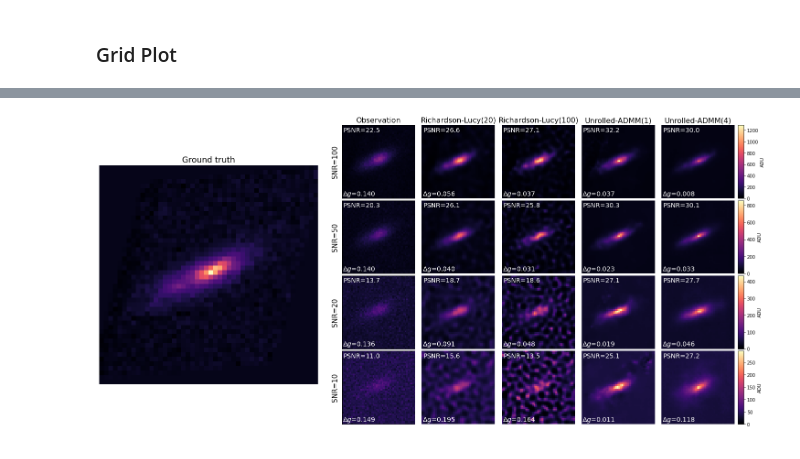
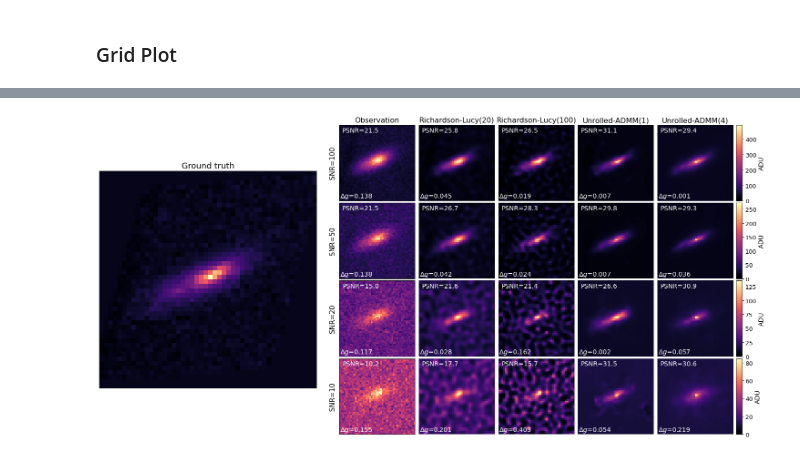
Before and after one commit to Lukeli0425/Galaxy-Deconv, a Jupyter notebook: grid_plot.ipynb, the cells around one changed output, grey strips where cells are left out. Saved outputs shown, nothing was run; the diff lists cells and outputs as text; code cells hidden in the pictures.

Commit message:
update grid plot

```diff
--- a/grid_plot.ipynb
+++ b/grid_plot.ipynb
@@ -128,15 +128,14 @@ for idx, n_iters in enumerate(iter_list):
     model = Richard_Lucy(n_iters=n_iters)
     model.to(device)
     model.eval()
-    for (obs,_,_), gal_flux in zip(obs_list, gal_flux_list):
+    for (obs,_,_), gal_flux, obs_ori in zip(obs_list, gal_flux_list, obs_ori_list):
         output = model(obs.unsqueeze(dim=0).unsqueeze(dim=0).to(device), psf.unsqueeze(dim=0).unsqueeze(dim=0).to(device))
         rec = output.squeeze(dim=0).squeeze(dim=0).cpu().numpy()
         rec_shear = estimate_shear(rec,psf_delta)[2]
         rec_psnr = PSNR(rec,gt)
-        # rec -= rec.min()
         rec = np.where(rec>0,rec,0)
-        rec_img = rec/rec.sum() * (gal_flux + sky_level*(pixel_scale**2)*(fov_pixels**2))
-        # rec_img = rec/rec.sum() * gal_flux #+ sky_level*(pixel_scale**2)
+        # rec_img = rec/rec.sum() * (gal_flux + sky_level*(pixel_scale**2)*(fov_pixels**2))
+        rec_img = rec/rec.max()*obs_ori.numpy().max()
         rec_RL[idx].append((rec_img, rec_shear, rec_psnr))
 # %% [markdown]
 ### Unrolled ADMM
@@ -152,7 +151,7 @@ for idx, (n_iters, model_file) in enumerate(zip(iter_list, model_files)):
     model.load_state_dict(torch.load(model_file, map_location=torch.device(device)))
     print(f'Successfully loaded in {model_file}.')
 
-    for (obs,_,_), gal_flux in zip(obs_list, gal_flux_list):
+    for (obs,_,_), gal_flux, obs_ori in zip(obs_list, gal_flux_list, obs_ori_list):
         alpha = obs.ravel().mean()/0.33
         alpha = torch.Tensor(alpha.float()).view(1,1,1,1)
 
@@ -160,10 +159,9 @@ for idx, (n_iters, model_file) in enumerate(zip(iter_list, model_files)):
         rec = (output.cpu() * alpha.cpu()).squeeze(dim=0).squeeze(dim=0).detach().numpy()
         rec_shear = estimate_shear(rec,psf_delta)[2]
         rec_psnr = PSNR(rec,gt)
-        # rec -= rec.min()
         rec = np.where(rec>0,rec,0)
-        rec_img = rec/rec.sum() * (gal_flux + sky_level*(pixel_scale**2)*(fov_pixels**2))
-        # rec_img = rec/rec.sum() * gal_flux #+ sky_level*(pixel_scale**2)
+        # rec_img = rec/rec.sum() * (gal_flux + sky_level*(pixel_scale**2)*(fov_pixels**2))
+        rec_img = rec/rec.max()*obs_ori.numpy().max()
         rec_admm[idx].append((rec_img, rec_shear, rec_psnr))
 # %% [output]
 Successfully loaded in saved_models/Poisson_PnP_1iters_LSST23.5_50epochs.pth.
@@ -171,7 +169,7 @@ Successfully loaded in saved_models/Poisson_PnP_4iters_LSST23.5_50epochs.pth.
 # %% [markdown]
 ### Grid Plot
 # %%
-fig = plt.figure(figsize=(25,12), facecolor='white')
+fig = plt.figure(figsize=(25,12.5), facecolor='white')
 ax = plt.gca()
 gs = gridspec.GridSpec(8, 32)
 cmap = 'magma'
@@ -184,10 +182,13 @@ plt.title('Ground truth', fontsize=18)
 
 for idx, (snr, obs, obs_ori, gt_shear, rec_RL_20, rec_RL_100, rec_1, rec_4) in enumerate(zip(snr_list, obs_list, obs_ori_list, gt_shear_list, rec_RL[0], rec_RL[1], rec_admm[0], rec_admm[1])):
     vmax = np.max([obs_ori.max(), rec_RL_20[0].max(), rec_RL_100[0].max(), rec_1[0].max(), rec_4[0].max()])
+    vmin = np.max([obs_ori.min(), rec_RL_20[0].min(), rec_RL_100[0].min(), rec_1[0].min(), rec_4[0].min()])
     print([obs_ori.max(), rec_RL_20[0].max(), rec_RL_100[0].max(), rec_1[0].max(), rec_4[0].max()])
+    print([obs_ori.min(), rec_RL_20[0].min(), rec_RL_100[0].min(), rec_1[0].min(), rec_4[0].min()])
     print([obs_ori.sum(), rec_RL_20[0].sum(), rec_RL_100[0].sum(), rec_1[0].sum(), rec_4[0].sum()])
     print(vmax)
     norm = matplotlib.colors.Normalize(vmax=vmax, vmin=0)
+
 
     ax2 = plt.subplot(gs[2*idx:2*idx+2,12:16])
     plt.subplots_adjust(wspace=0.06, hspace=0.06)
@@ -195,25 +196,11 @@ for idx, (snr, obs, obs_ori, gt_shear, rec_RL_20, rec_RL_100, rec_1, rec_4) in e
     plt.title("PSNR={:.1f}".format(obs[2]),x=0.525,y=0.87,loc='right', fontsize=14, color='white')
     plt.title("$\Delta g$={:.3f}".format(abs(obs[1]-gt_shear)),x=0.01,y=0,loc='left', fontsize=14, color='white')
     plt.ylabel("SNR={:.0f}".format(snr), fontsize=15)
-    # plt.axis('off')
     ax2.set_xticks([])
     ax2.set_yticks([])
     if idx == 0:
         plt.title('Observation', fontsize=16)
-    # if idx < 3:
-    #     ax2.set_xticks([])
 
-    # ax3 = plt.subplot(gs[2*idx:2*idx+2,12:16])
-    # plt.subplots_adjust(wspace=0.06, hspace=0.06)
-    # plt.imshow(rec_fd, cmap=cmap)
-    # plt.title("PSNR={:.1f}".format(PSNR(rec_fd,gt)),x=0.525,y=0.87,loc='right', fontsize=14, color='white')
-    # plt.title("$\Delta g$={:.3f}".format(abs(estimate_shear(rec_fd.numpy(),psf_delta)[2]-estimate_shear(gt.numpy(),psf_delta)[2])),x=0.01,y=0,loc='left', fontsize=14, color='white')
-    # # plt.axis('off')
-    # ax3.set_yticks([])
-    # if idx == 0:
-    #     plt.title('Wiener', fontsize=16)
-    # if idx < 3:
-    #     ax3.set_xticks([])
 
     ax4 = plt.subplot(gs[2*idx:2*idx+2,16:20])
     plt.subplots_adjust(wspace=0.06, hspace=0.06)
@@ -221,11 +208,9 @@ for idx, (snr, obs, obs_ori, gt_shear, rec_RL_20, rec_RL_100, rec_1, rec_4) in e
     plt.title("PSNR={:.1f}".format(rec_RL_20[2]),x=0.525,y=0.87,loc='right', fontsize=14, color='white')
     plt.title("$\Delta g$={:.3f}".format(abs(rec_RL_20[1]-gt_shear)),x=0.01,y=0,loc='left', fontsize=14, color='white')
     plt.axis('off')
-    # ax4.set_yticks([])
     if idx == 0:
         plt.title('Richardson-Lucy(20)', fontsize=16)
-    # if idx < 3:
-    #     ax4.set_xticks([])
+
 
     ax5 = plt.subplot(gs[2*idx:2*idx+2,20:24])
     plt.subplots_adjust(wspace=0.06, hspace=0.06)
@@ -233,11 +218,9 @@ for idx, (snr, obs, obs_ori, gt_shear, rec_RL_20, rec_RL_100, rec_1, rec_4) in e
     plt.title("PSNR={:.1f}".format(rec_RL_100[2]),x=0.525,y=0.87,loc='right', fontsize=14, color='white')
     plt.title("$\Delta g$={:.3f}".format(abs(rec_RL_100[1]-gt_shear)),x=0.01,y=0,loc='left', fontsize=14, color='white')
     plt.axis('off')
-    # ax5.set_yticks([])
     if idx == 0:
         plt.title('Richardson-Lucy(100)', fontsize=16)
-    # if idx < 3:
-    #     ax5.set_xticks([])
+
 
     ax6 = plt.subplot(gs[2*idx:2*idx+2,24:28])
     plt.subplots_adjust(wspace=0.06, hspace=0.06)
@@ -245,11 +228,9 @@ for idx, (snr, obs, obs_ori, gt_shear, rec_RL_20, rec_RL_100, rec_1, rec_4) in e
     plt.title("PSNR={:.1f}".format(rec_1[2]),x=0.525,y=0.87,loc='right', fontsize=14, color='white')
     plt.title("$\Delta g$={:.3f}".format(abs(rec_1[1]-gt_shear)),x=0.01,y=0,loc='left', fontsize=14, color='white')
     plt.axis('off')
-    # ax6.set_yticks([])
     if idx == 0:
         plt.title('Unrolled-ADMM(1)', fontsize=16)
-    # if idx < 3:
-    #     ax6.set_xticks([])
+
 
     ax7 = plt.subplot(gs[2*idx:2*idx+2,28:32])
     plt.subplots_adjust(wspace=0.06, hspace=0.06)
@@ -257,13 +238,12 @@ for idx, (snr, obs, obs_ori, gt_shear, rec_RL_20, rec_RL_100, rec_1, rec_4) in e
     plt.title("PSNR={:.1f}".format(rec_4[2]),x=0.525,y=0.87,loc='right', fontsize=14, color='white')
     plt.title("$\Delta g$={:.3f}".format(abs(rec_4[1]-gt_shear)),x=0.01,y=0,loc='left', fontsize=14, color='white')
     plt.axis('off')
-    # ax7.set_yticks([])
     if idx == 0:
         plt.title('Unrolled-ADMM(4)', fontsize=16)
-    # if idx < 3:
-    #     ax7.set_xticks([])
     cax = fig.add_axes([ax7.get_position().x1+4e-3,ax7.get_position().y0,7e-3,ax7.get_position().height])
-    plt.colorbar(cax=cax, label='ADU')
+    cb = plt.colorbar(cax=cax)
+    cb.ax.tick_params(labelsize=13)
+    cb.set_label('ADU',fontsize=14)
 
 plt.savefig('figures/grid.eps', bbox_inches='tight')
 # %% [output]
@@ -282 +266 @@ plt.savefig('figures/grid.eps', bbox_inches='tight')
-[figure, old version]
+[figure, new version]
```
Also changed, not shown: parts of 1 cell of this notebook, 1 other file.
